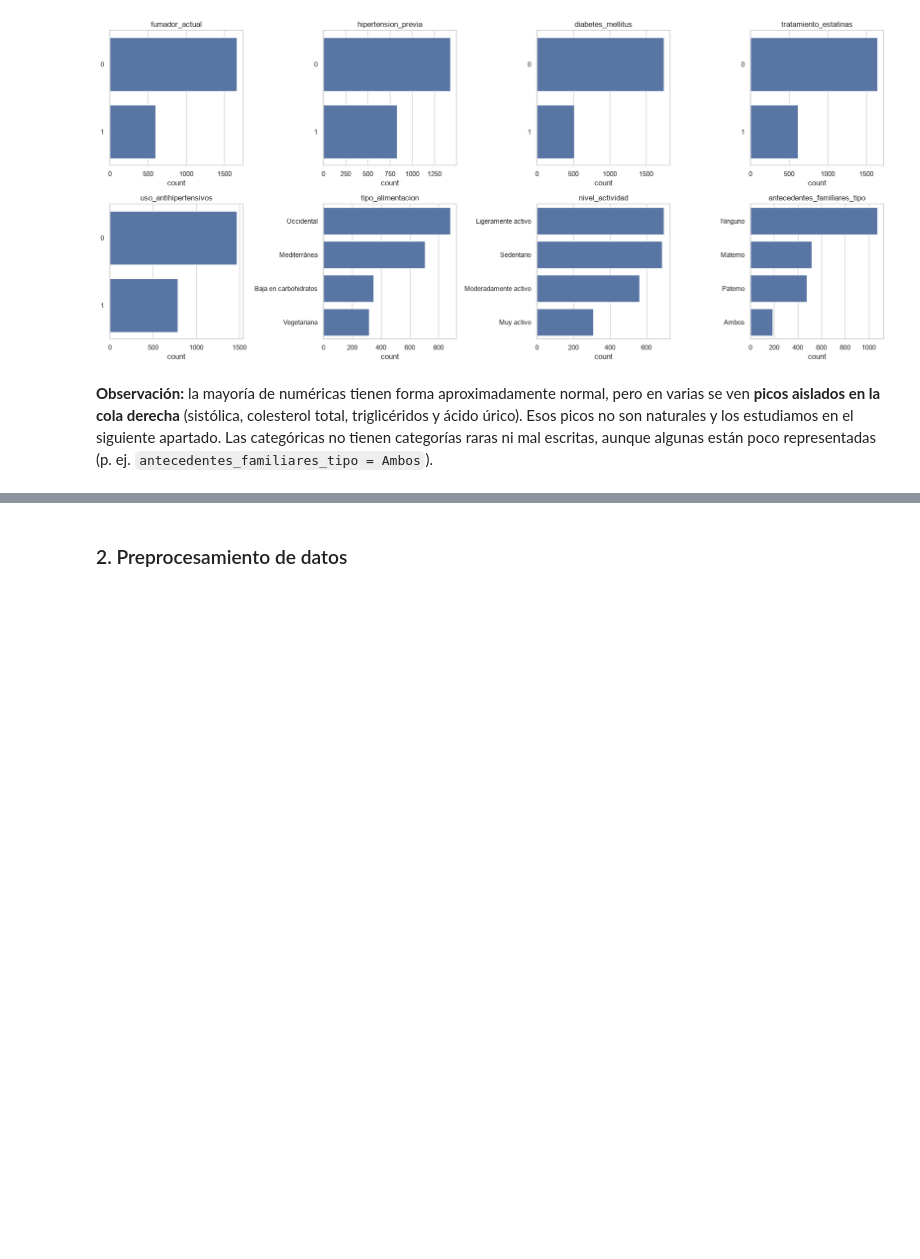
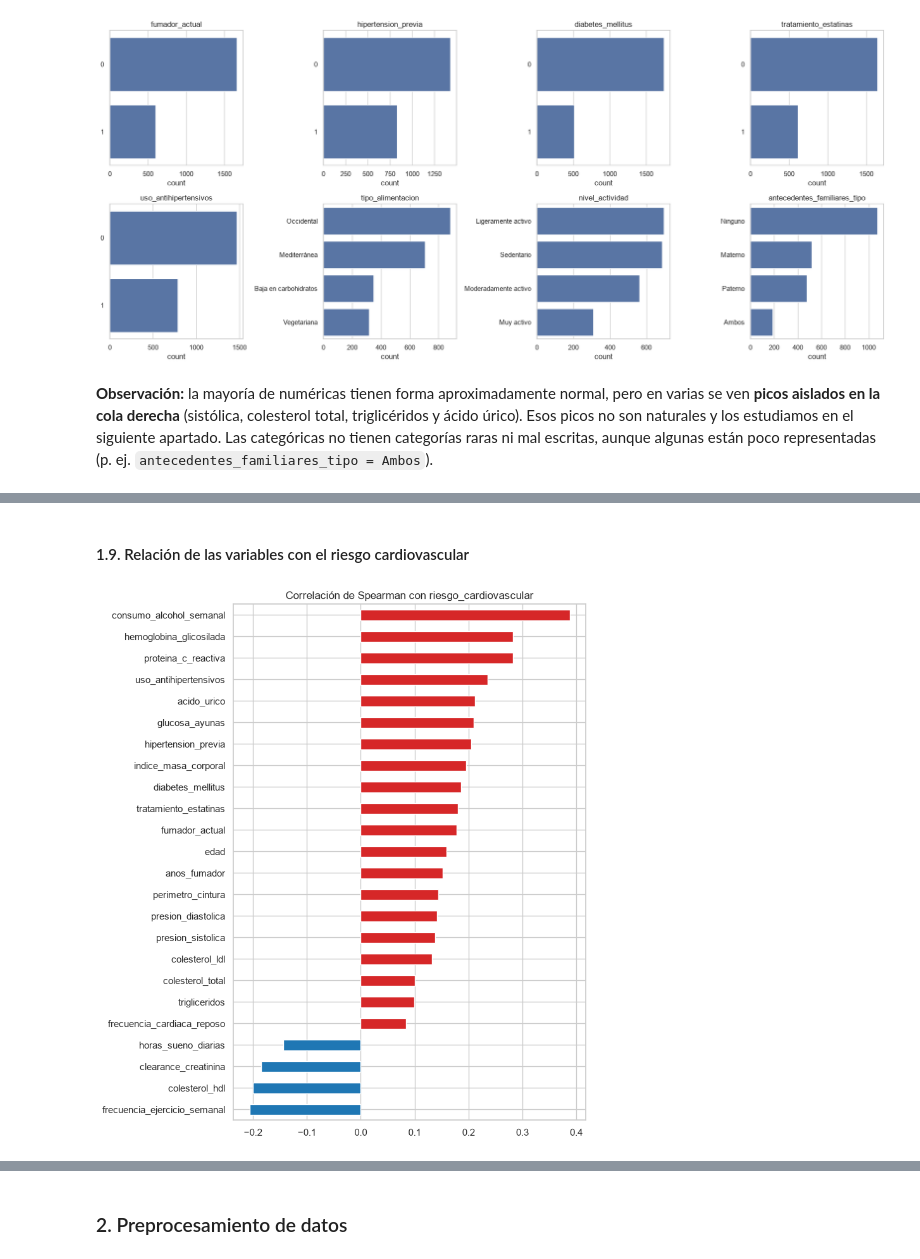
Before and after one commit to alberct96/ML-Entregable1, a Jupyter notebook: ML-Entregable1.ipynb, the cells around one changed output, grey strips where cells are left out. Drawn from its saved outputs; the diff is of its cells as text; code cells hidden in the pictures; blank space fills up the shorter version.

```diff
--- a/ML-Entregable1.ipynb
+++ b/ML-Entregable1.ipynb
@@ -205,0 +375,13 @@ plt.show()
+# %% [markdown]
+#### 1.9. Relación de las variables con el riesgo cardiovascular
+# %%
+corr_target = df[vars_numericas + vars_binarias + [target]].corr(method="spearman")[target].drop(target)
+corr_target = corr_target.sort_values()
+
+plt.figure(figsize=(8, 9))
+corr_target.plot.barh(color=np.where(corr_target > 0, "tab:red", "tab:blue"))
+plt.title("Correlación de Spearman con riesgo_cardiovascular")
+plt.tight_layout()
+plt.show()
+# %% [output]
+[figure, added]
```
Also changed, not shown: parts of 20 cells of this notebook.
